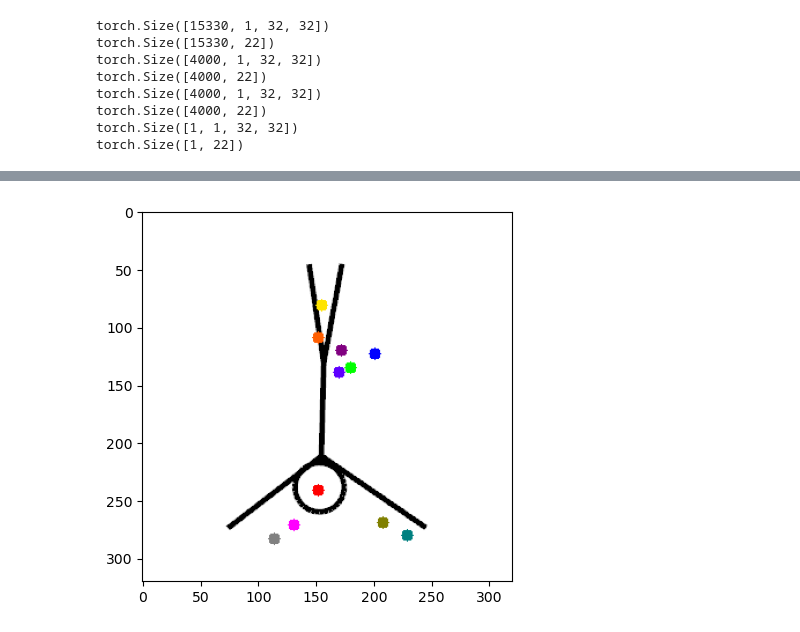
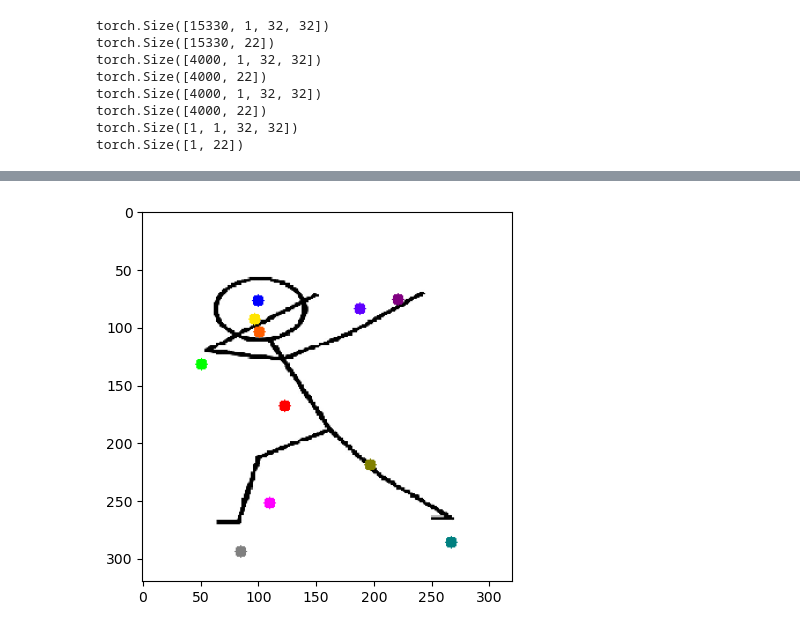
Before and after one commit to leesihoo0919/CG-LAB-Stick-Figure, a Jupyter notebook: pyt_cnn test.ipynb, the cells around one changed output, grey strips where cells are left out. Saved outputs shown, nothing was run; the diff lists cells and outputs as text; code cells hidden in the pictures.

```diff
--- a/pyt_cnn test.ipynb
+++ b/pyt_cnn test.ipynb
@@ -345,7 +345,7 @@ X_ex = load_images("./image_ex/")
 x_ex_preprocessed = X_ex.reshape(-1, 32, 32, 1).astype('float32') / 255.0
 x_ex_preprocessed = torch.FloatTensor(x_ex_preprocessed).to(device)
 x_ex_preprocessed = x_ex_preprocessed.transpose(1, 3)
-imageFile = './image_ex/sf004512.png'
+imageFile = './image_ex/ccc.png'
 X_ex_image = cv2.imread(imageFile)
 
 # 각 관절 위치 값 저장
@@ -369,31 +369,31 @@ rh_y = int(round(data[13]))
 lk_x = int(round(data[14]))
 lk_y = int(round(data[15]))
 lf_x = int(round(data[16]))
 lf_y = int(round(data[17]))
 rk_x = int(round(data[18]))
 rk_y = int(round(data[19]))
 rf_x = int(round(data[20]))
 rf_y = int(round(data[21]))
 
 
 
 cv2.circle(X_ex_image,(c1_x,c1_y), radius=5, color=(0,0,255), thickness=-1)  #빨
 cv2.circle(X_ex_image,(c2_x,c2_y), radius=5, color=(0,94,255), thickness=-1)  #주
 cv2.circle(X_ex_image,(c3_x,c3_y), radius=5, color=(0,228,255), thickness=-1) #노
 cv2.circle(X_ex_image,(le_x,le_y), radius=5, color=(0,255,0), thickness=-1)  #초
 cv2.circle(X_ex_image,(lh_x,lh_y), radius=5, color=(255,0,0), thickness=-1)  #파
 cv2.circle(X_ex_image,(re_x,re_y), radius=5, color=(255,0,95), thickness=-1)
 cv2.circle(X_ex_image,(rh_x,rh_y), radius=5, color=(128,0,128), thickness=-1)
 cv2.circle(X_ex_image,(lk_x,lk_y), radius=5, color=(255,0,255), thickness=-1)
 cv2.circle(X_ex_image,(lf_x,lf_y), radius=5, color=(128,128,128), thickness=-1)
 cv2.circle(X_ex_image,(rk_x,rk_y), radius=5, color=(0,128,128), thickness=-1)
 cv2.circle(X_ex_image,(rf_x,rf_y), radius=5, color=(128,128,0), thickness=-1)
 
 
 img = cv2.cvtColor(X_ex_image, cv2.COLOR_BGR2RGB)
 
 #이미지, 점 출력
 plt.imshow(img)
 plt.show()
 # %% [output]
-[figure, old version]
+[figure, new version]
```
Also changed, not shown: parts of 4 cells of this notebook, 1 other file.
